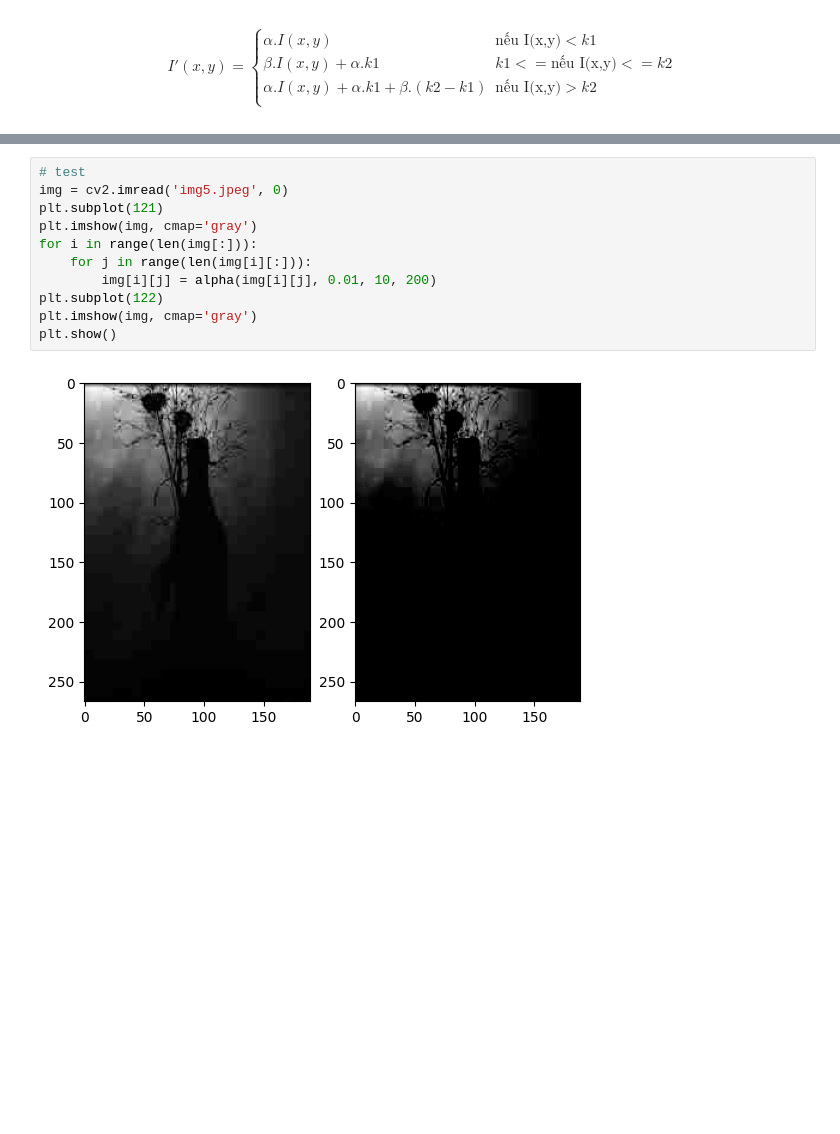
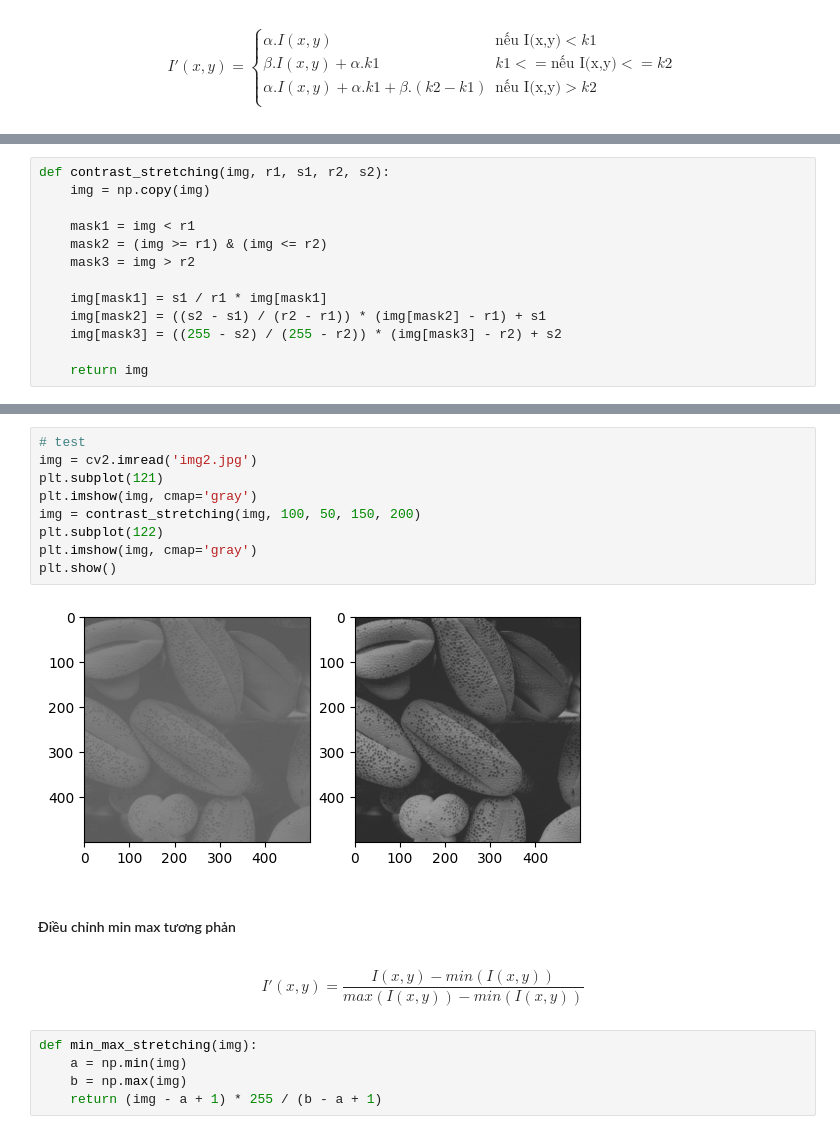
Before and after one commit to Minhdd1413/Image_Processing, a Jupyter notebook: Week2.ipynb, the cells around one changed output, grey strips where cells are left out. Cells and saved outputs as stored; diff of their text form; blank space fills up the shorter version.

```diff
--- a/Week2.ipynb
+++ b/Week2.ipynb
@@ -65,0 +63,13 @@ def alpha(x, alpha, k1, k2):
+# %%
+def contrast_stretching(img, r1, s1, r2, s2):
+    img = np.copy(img)
+
+    mask1 = img < r1
+    mask2 = (img >= r1) & (img <= r2)
+    mask3 = img > r2
+
+    img[mask1] = s1 / r1 * img[mask1]
+    img[mask2] = ((s2 - s1) / (r2 - r1)) * (img[mask2] - r1) + s1
+    img[mask3] = ((255 - s2) / (255 - r2)) * (img[mask3] - r2) + s2
+
+    return img
@@ -66,13 +84,20 @@ def alpha(x, alpha, k1, k2):
 # %%
 # test
-img = cv2.imread('img5.jpeg', 0)
+img = cv2.imread('img2.jpg')
 plt.subplot(121)
 plt.imshow(img, cmap='gray')
-for i in range(len(img[:])):
-    for j in range(len(img[i][:])):
-        img[i][j] = alpha(img[i][j], 0.01, 10, 200)
+img = contrast_stretching(img, 100, 50, 150, 200)
 plt.subplot(122)
 plt.imshow(img, cmap='gray')
 plt.show()
 # %% [output]
-[figure, old version]
+[figure, new version]
+# %% [markdown]
+#### Điều chỉnh min max tương phản
+# %% [markdown]
+$$I'(x,y)= \frac{I(x,y)- min(I(x,y))}{max(I(x,y)) - min(I(x,y))}$$
+# %%
+def min_max_stretching(img):
+    a = np.min(img)
+    b = np.max(img)
+    return (img - a + 1) * 255 / (b - a + 1)
```
Also changed, not shown: parts of 12 cells of this notebook, 1 other file.
